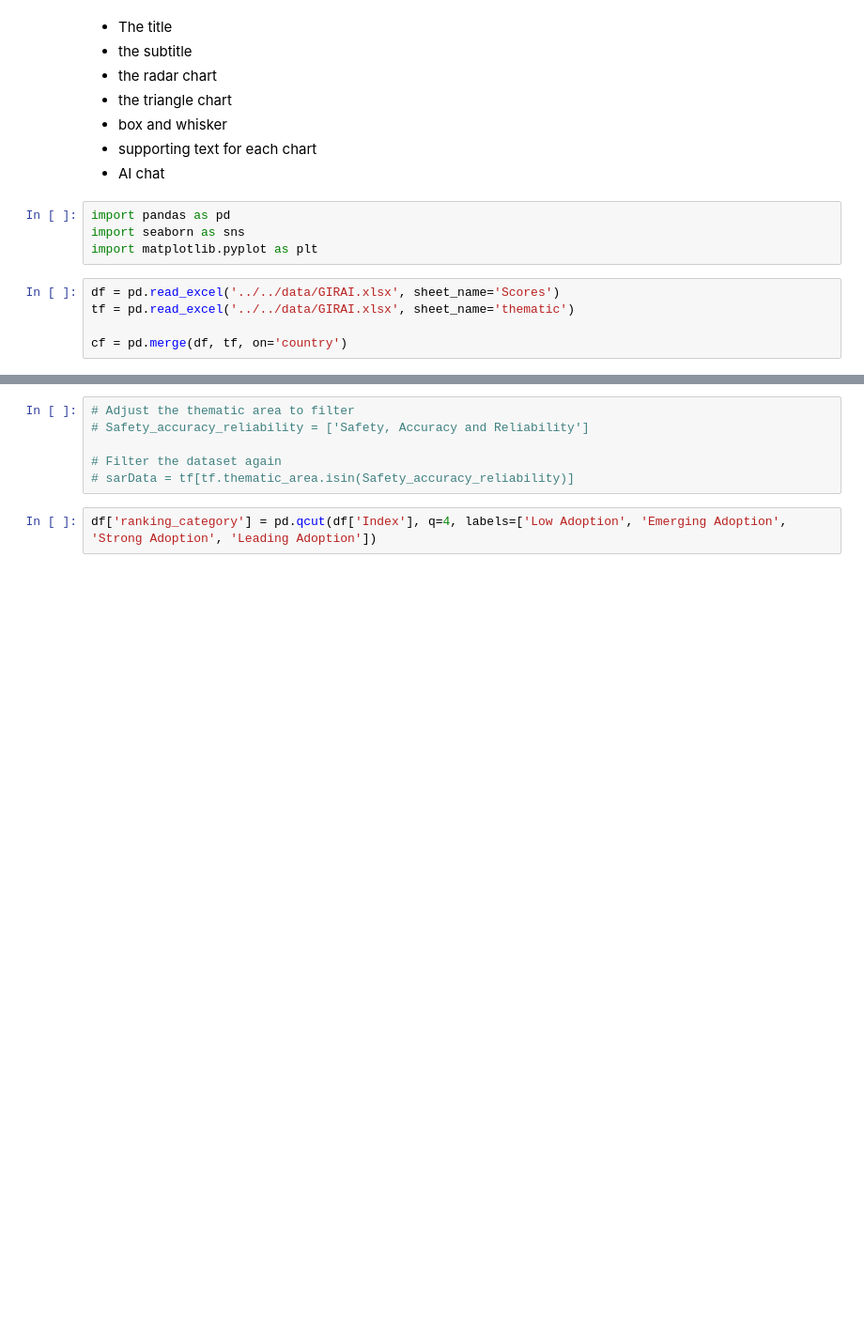
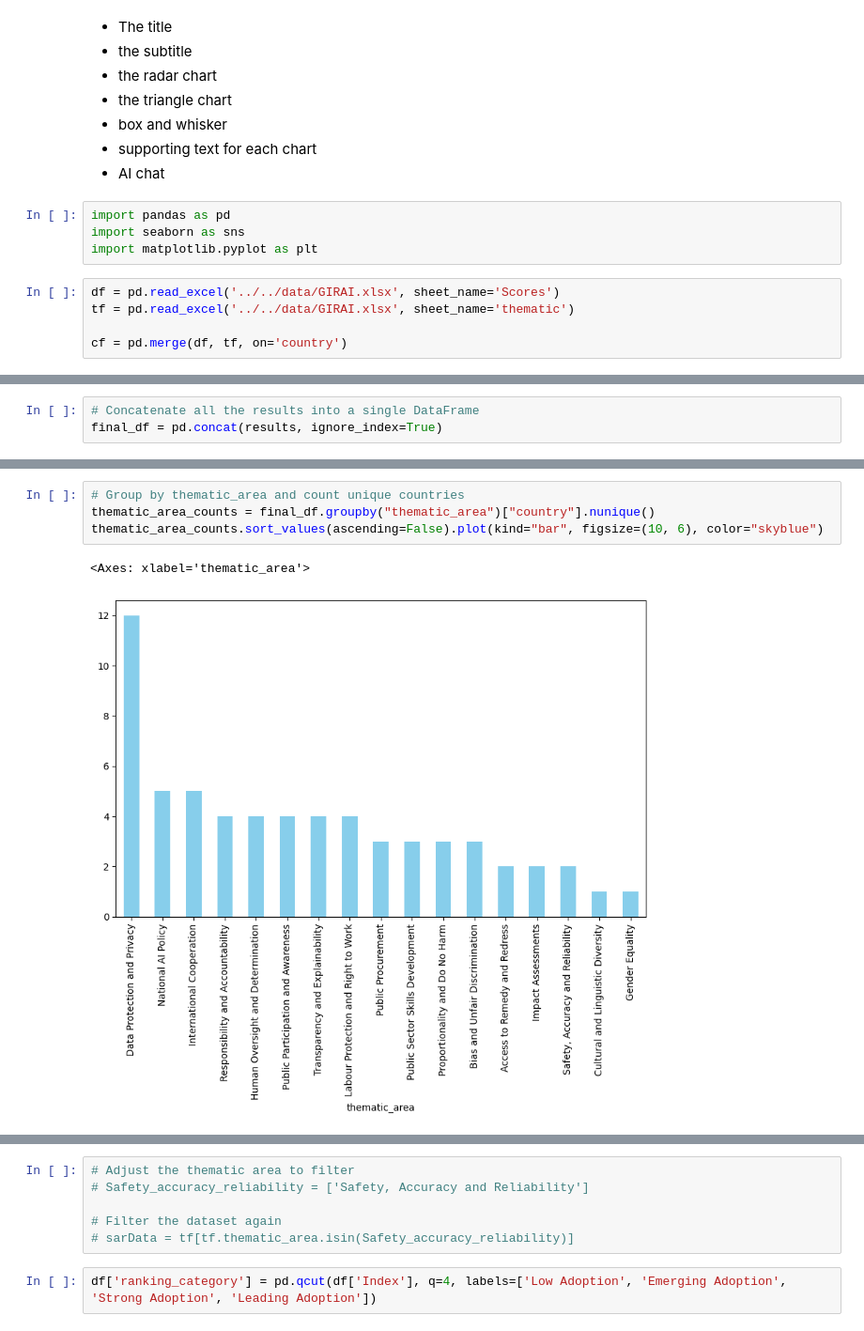
Before and after one commit to Segundev/girai_analysis, a Jupyter notebook: src/analysis.ipynb, the cells around one changed output, grey strips where cells are left out. Shown at 94% size. Saved outputs shown, nothing was run; the diff lists cells and outputs as text; blank space fills up the shorter version.

```diff
--- a/src/analysis.ipynb
+++ b/src/analysis.ipynb
@@ -23,0 +200,3 @@ cf = pd.merge(df, tf, on='country')
+# %%
+# Concatenate all the results into a single DataFrame
+final_df = pd.concat(results, ignore_index=True)
@@ -23,0 +225,7 @@ cf = pd.merge(df, tf, on='country')
+# %%
+# Group by thematic_area and count unique countries
+thematic_area_counts = final_df.groupby("thematic_area")["country"].nunique()
+thematic_area_counts.sort_values(ascending=False).plot(kind="bar", figsize=(10, 6), color="skyblue")
+# %% [output]
+<Axes: xlabel='thematic_area'>
+[figure, added]
```
Also changed, not shown: parts of 30 cells of this notebook.
